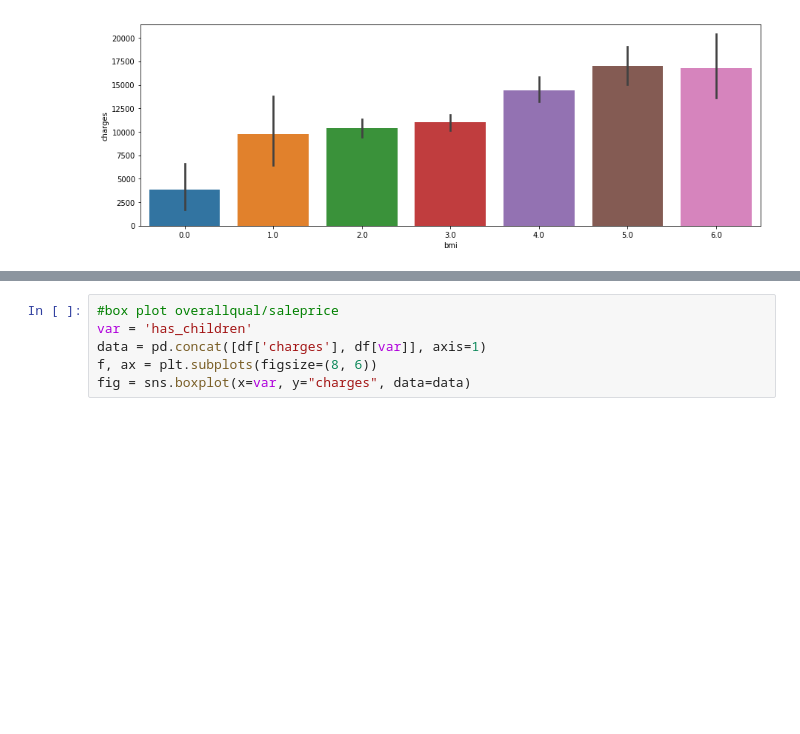
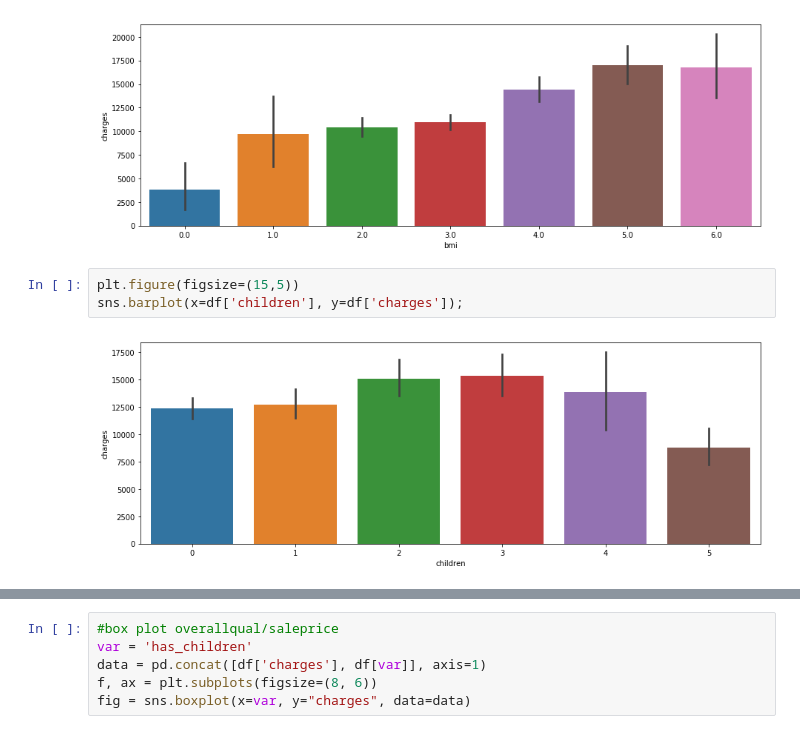
Before and after one commit to diguid/Heal_Insurance_Prediction, a Jupyter notebook: Health_Insurance_prediction.ipynb, the cells around one changed output, grey strips where cells are left out. Saved outputs shown, nothing was run; the diff lists cells and outputs as text; blank space fills up the shorter version.

```diff
--- a/Health_Insurance_prediction.ipynb
+++ b/Health_Insurance_prediction.ipynb
@@ -76,3 +79,8 @@ plt.figure(figsize=(15,5))
 sns.barplot(x=df['bmi'], y=df['charges']);
 # %% [output]
 [figure]
+# %%
+plt.figure(figsize=(15,5))
+sns.barplot(x=df['children'], y=df['charges']);
+# %% [output]
+[figure, added]
```
Also changed, not shown: parts of 24 cells of this notebook.
